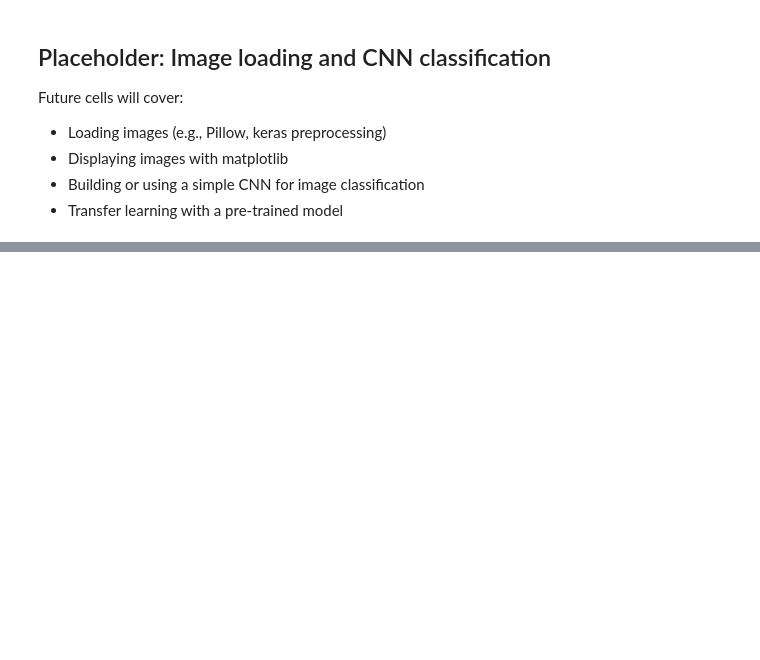
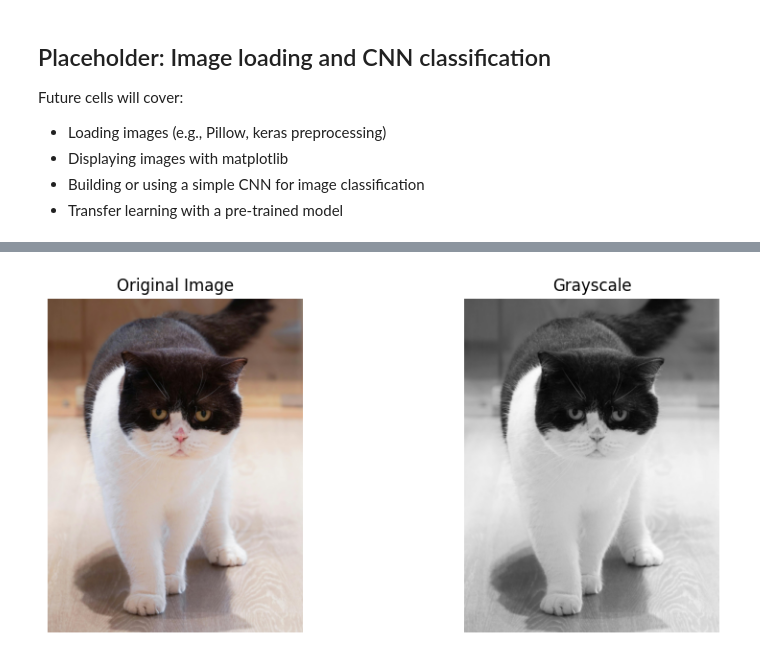
Before and after one commit to adzuci/ai-fundamentals, a Jupyter notebook: class-7-computer-vision/01_class_7_computer_vision_basics.ipynb, the cells around one changed output, grey strips where cells are left out. Drawn from its saved outputs; the diff is of its cells as text; code cells hidden in the pictures; blank space fills up the shorter version.

Commit message:
Class 7 CV: Colab badge to branch, robust image path, add assets (cat1.jpg, slides, etc.)
Co-authored-by: Cursor <cursoragent@cursor.com>

```diff
--- a/class-7-computer-vision/01_class_7_computer_vision_basics.ipynb
+++ b/class-7-computer-vision/01_class_7_computer_vision_basics.ipynb
@@ -54,0 +90,14 @@ Future cells will cover:
+# %%
+# Load cat1.jpg from this folder; try multiple paths (works from class folder or repo root)
+from pathlib import Path
+
+for p in [Path("cat1.jpg"), Path("class-7-computer-vision/cat1.jpg")]:
+    if p.exists():
+        myimage = cv2.imread(str(p))
+        if myimage is not None:
+            break
+else:
+    # Fallback: create a small synthetic image if cat1.jpg not found (e.g. in CI/Colab)
+    import numpy as np
+    myimage = np.uint8(np.clip(np.random.rand(64, 64, 3) * 200 + 50, 0, 255))
+    print("Note: cat1.jpg not found; using synthetic image. Run from class-7-computer-vision/ for real image.")
@@ -54,0 +110,19 @@ Future cells will cover:
+# %%
+# Convert into grayscale
+greyscale = cv2.cvtColor(myimage, cv2.COLOR_BGR2GRAY)
+
+cv2.imshow("Original Image", myimage)
+cv2.imshow("New", greyscale)
+# %%
+# Colab-friendly display: use matplotlib instead of cv2.imshow (no GUI in browser)
+fig, axes = plt.subplots(1, 2, figsize=(10, 4))
+axes[0].imshow(cv2.cvtColor(myimage, cv2.COLOR_BGR2RGB))
+axes[0].set_title("Original Image")
+axes[0].axis("off")
+axes[1].imshow(greyscale, cmap="gray")
+axes[1].set_title("Grayscale")
+axes[1].axis("off")
+plt.tight_layout()
+plt.show()
+# %% [output]
+[figure, added]
```
Also changed, not shown: parts of 8 cells of this notebook, 10 other files.
